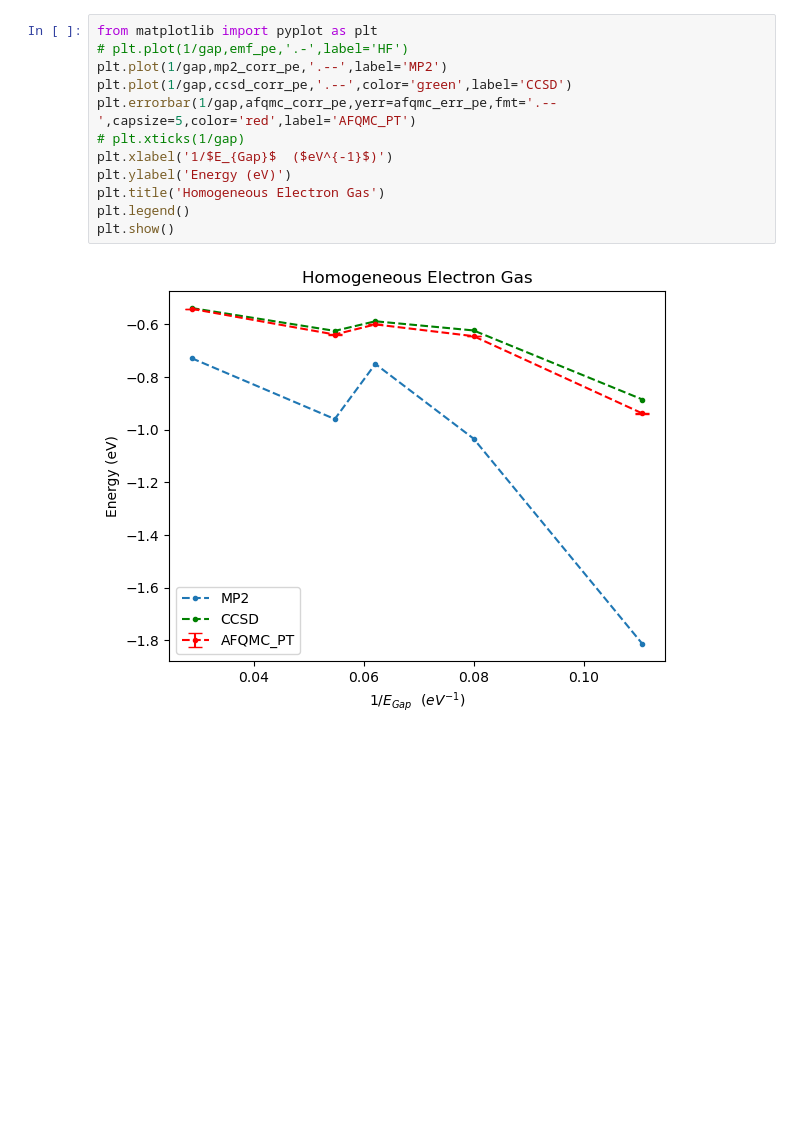
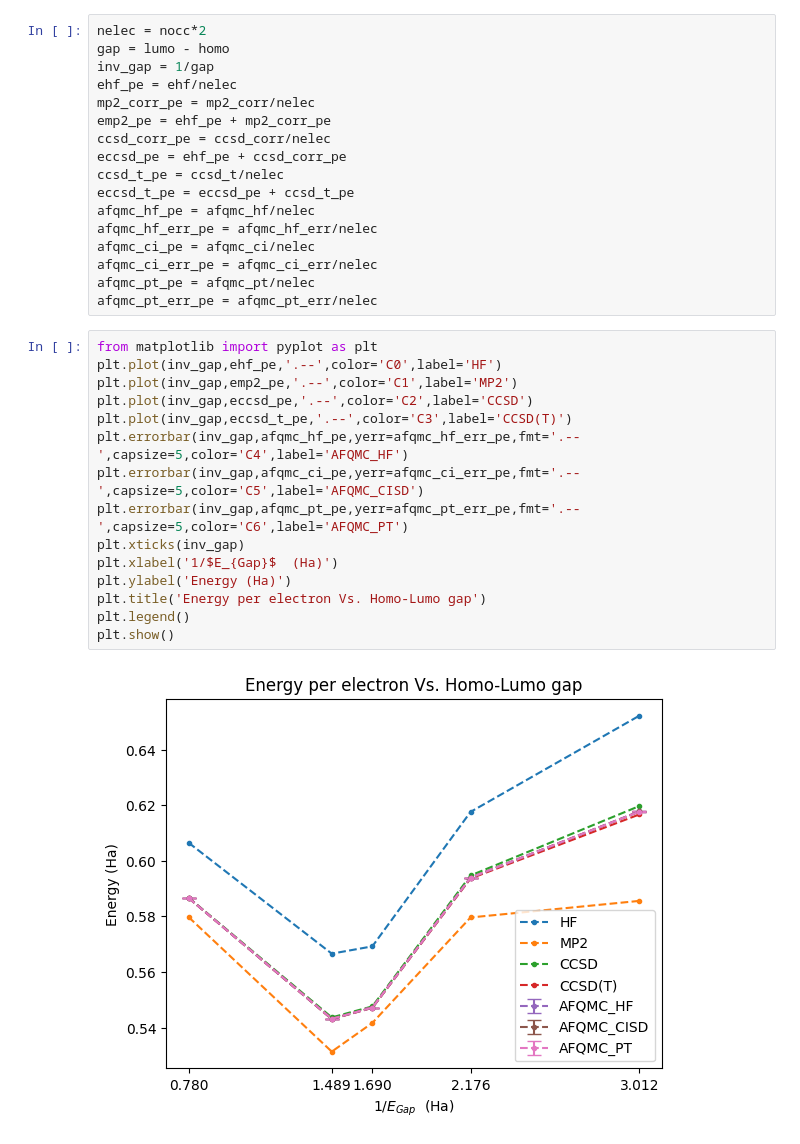
Before and after one commit to zh-yichi/ueg, a Jupyter notebook: ueg_result.ipynb, the cells around one changed output. Cells and saved outputs as stored; diff of their text form; blank space fills up the shorter version.

```diff
--- a/ueg_result.ipynb
+++ b/ueg_result.ipynb
@@ -32,14 +46,34 @@ Nelec    Norb    HOMO(eV)        LUMO(eV)        E_HF(eV)        E_corr_MP2
+# %%
+nelec = nocc*2
+gap = lumo - homo
+inv_gap = 1/gap
+ehf_pe = ehf/nelec
+mp2_corr_pe = mp2_corr/nelec
+emp2_pe = ehf_pe + mp2_corr_pe
+ccsd_corr_pe = ccsd_corr/nelec
+eccsd_pe = ehf_pe + ccsd_corr_pe
+ccsd_t_pe = ccsd_t/nelec
+eccsd_t_pe = eccsd_pe + ccsd_t_pe
+afqmc_hf_pe = afqmc_hf/nelec
+afqmc_hf_err_pe = afqmc_hf_err/nelec
+afqmc_ci_pe = afqmc_ci/nelec
+afqmc_ci_err_pe = afqmc_ci_err/nelec
+afqmc_pt_pe = afqmc_pt/nelec
+afqmc_pt_err_pe = afqmc_pt_err/nelec
 # %%
 from matplotlib import pyplot as plt
-# plt.plot(1/gap,emf_pe,'.-',label='HF')
-plt.plot(1/gap,mp2_corr_pe,'.--',label='MP2')
-plt.plot(1/gap,ccsd_corr_pe,'.--',color='green',label='CCSD')
-plt.errorbar(1/gap,afqmc_corr_pe,yerr=afqmc_err_pe,fmt='.--',capsize=5,color='red',label='AFQMC_PT')
-# plt.xticks(1/gap)
-plt.xlabel('1/$E_{Gap}$  ($eV^{-1}$)')
-plt.ylabel('Energy (eV)')
-plt.title('Homogeneous Electron Gas')
+plt.plot(inv_gap,ehf_pe,'.--',color='C0',label='HF')
+plt.plot(inv_gap,emp2_pe,'.--',color='C1',label='MP2')
+plt.plot(inv_gap,eccsd_pe,'.--',color='C2',label='CCSD')
+plt.plot(inv_gap,eccsd_t_pe,'.--',color='C3',label='CCSD(T)')
+plt.errorbar(inv_gap,afqmc_hf_pe,yerr=afqmc_hf_err_pe,fmt='.--',capsize=5,color='C4',label='AFQMC_HF')
+plt.errorbar(inv_gap,afqmc_ci_pe,yerr=afqmc_ci_err_pe,fmt='.--',capsize=5,color='C5',label='AFQMC_CISD')
+plt.errorbar(inv_gap,afqmc_pt_pe,yerr=afqmc_pt_err_pe,fmt='.--',capsize=5,color='C6',label='AFQMC_PT')
+plt.xticks(inv_gap)
+plt.xlabel('1/$E_{Gap}$  (Ha)')
+plt.ylabel('Energy (Ha)')
+plt.title('Energy per electron Vs. Homo-Lumo gap')
 plt.legend()
 plt.show()
 # %% [output]
-[figure, old version]
+[figure, new version]
```
Also changed, not shown: parts of 8 cells of this notebook, 11 other files.
